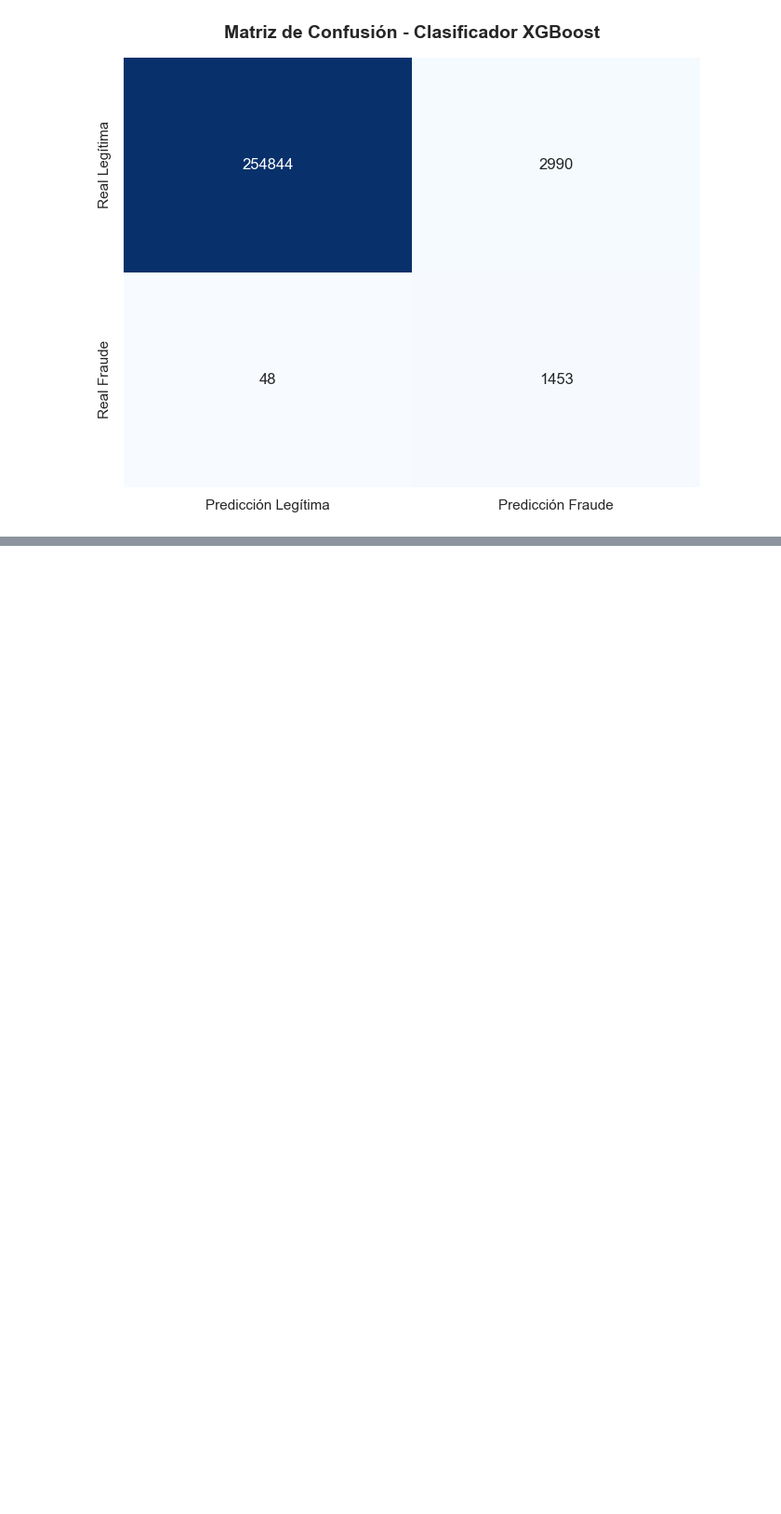
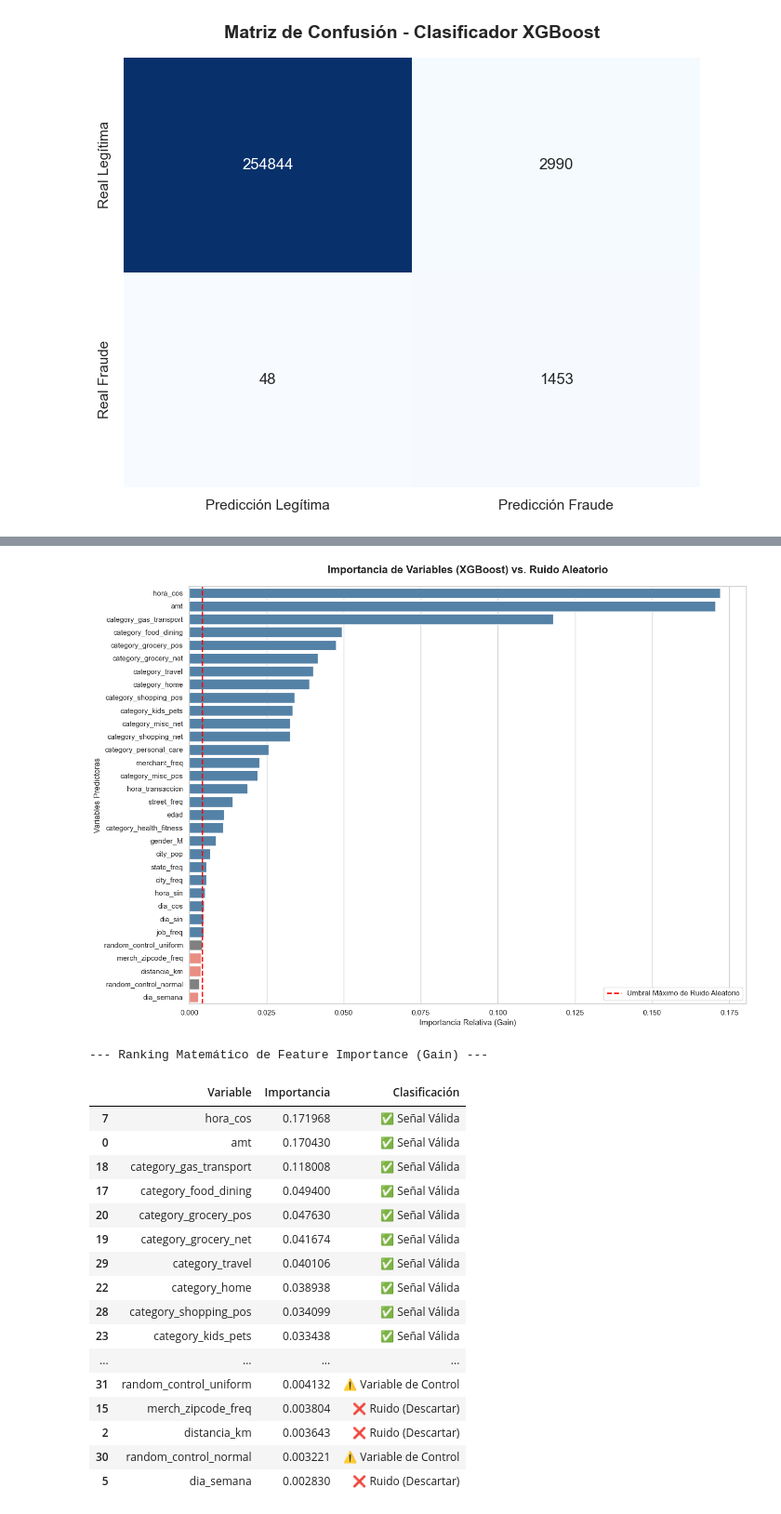
Before and after one commit to MartinHerreraRoncero/Portfolio-data-science, a Jupyter notebook: ML_Credit_Card_Fraud_Detection/notebooks/01_eda_y_features.ipynb, the cells around one changed output, grey strips where cells are left out. Shown at 93% size. Cells and saved outputs as stored; diff of their text form; code cells hidden in the pictures; blank space fills up the shorter version.

Commit message:
Explicabilidad y filtrado de variables por feature importance

```diff
--- a/ML_Credit_Card_Fraud_Detection/notebooks/01_eda_y_features.ipynb
+++ b/ML_Credit_Card_Fraud_Detection/notebooks/01_eda_y_features.ipynb
@@ -481,0 +491,74 @@ weighted avg       1.00      0.99      0.99    259335
+# %%
+# Extracción de la importancia de las variables (Gain)
+importancias = xgb_model.feature_importances_
+columnas = X_train.columns
+
+# Creación del DataFrame para ordenarlas matemáticamente
+df_importancia = pd.DataFrame({
+    'Variable': columnas,
+    'Importancia': importancias
+}).sort_values(by='Importancia', ascending=False)
+
+# Identificamos el umbral de ruido marcado por nuestras Shadow Features
+umbral_ruido = df_importancia[df_importancia['Variable'].str.contains('random_control')]['Importancia'].max()
+
+# Configuración visual del gráfico
+plt.figure(figsize=(14, 10))
+
+# Asignamos colores: Gris para ruido, Rojo para variables peores que el ruido, Azul para variables útiles
+colores = []
+for index, row in df_importancia.iterrows():
+    if 'random_control' in row['Variable']:
+        colores.append('gray')
+    elif row['Importancia'] < umbral_ruido:
+        colores.append('salmon')
+    else:
+        colores.append('steelblue')
+
+sns.barplot(x='Importancia', y='Variable', data=df_importancia, palette=colores)
+
+# Añadimos la línea de corte del ruido
+plt.axvline(x=umbral_ruido, color='red', linestyle='--', linewidth=2, label='Umbral Máximo de Ruido Aleatorio')
+
+plt.title('Importancia de Variables (XGBoost) vs. Ruido Aleatorio', fontsize=16, fontweight='bold', pad=20)
+plt.xlabel('Importancia Relativa (Gain)', fontsize=12)
+plt.ylabel('Variables Predictoras', fontsize=12)
+plt.legend(loc='lower right')
+plt.tight_layout()
+
+plt.show()
+
+print("--- Ranking Matemático de Feature Importance (Gain) ---")
+
+# Etiquetamos las variables según si superan a las Shadow Features
+df_importancia['Clasificación'] = np.where(
+    df_importancia['Importancia'] >= umbral_ruido,
+    '✅ Señal Válida',
+    '❌ Ruido (Descartar)'
+)
+
+# Forzamos la etiqueta de control para las variables aleatorias
+df_importancia.loc[df_importancia['Variable'].str.contains('random_control'), 'Clasificación'] = '⚠️ Variable de Control'
+
+# Mostramos la tabla con un gradiente de color para el portfolio
+display(df_importancia.style.format({'Importancia': '{:.6f}'}).background_gradient(cmap='Blues', subset=['Importancia']))
+# %% [output]
+[figure, added]
+--- Ranking Matemático de Feature Importance (Gain) ---
+|  | Variable | Importancia | Clasificación |
+| 7 | hora_cos | 0.171968 | ✅ Señal Válida |
+| 0 | amt | 0.170430 | ✅ Señal Válida |
+| 18 | category_gas_transport | 0.118008 | ✅ Señal Válida |
+| 17 | category_food_dining | 0.049400 | ✅ Señal Válida |
+| 20 | category_grocery_pos | 0.047630 | ✅ Señal Válida |
+| 19 | category_grocery_net | 0.041674 | ✅ Señal Válida |
+| 29 | category_travel | 0.040106 | ✅ Señal Válida |
+| 22 | category_home | 0.038938 | ✅ Señal Válida |
+| 28 | category_shopping_pos | 0.034099 | ✅ Señal Válida |
+| 23 | category_kids_pets | 0.033438 | ✅ Señal Válida |
+| ... | ... | ... | ... |
+| 31 | random_control_uniform | 0.004132 | ⚠️ Variable de Control |
+| 15 | merch_zipcode_freq | 0.003804 | ❌ Ruido (Descartar) |
+| 2 | distancia_km | 0.003643 | ❌ Ruido (Descartar) |
+| 30 | random_control_normal | 0.003221 | ⚠️ Variable de Control |
+| 5 | dia_semana | 0.002830 | ❌ Ruido (Descartar) |
```
Also changed, not shown: parts of 3 cells of this notebook.
